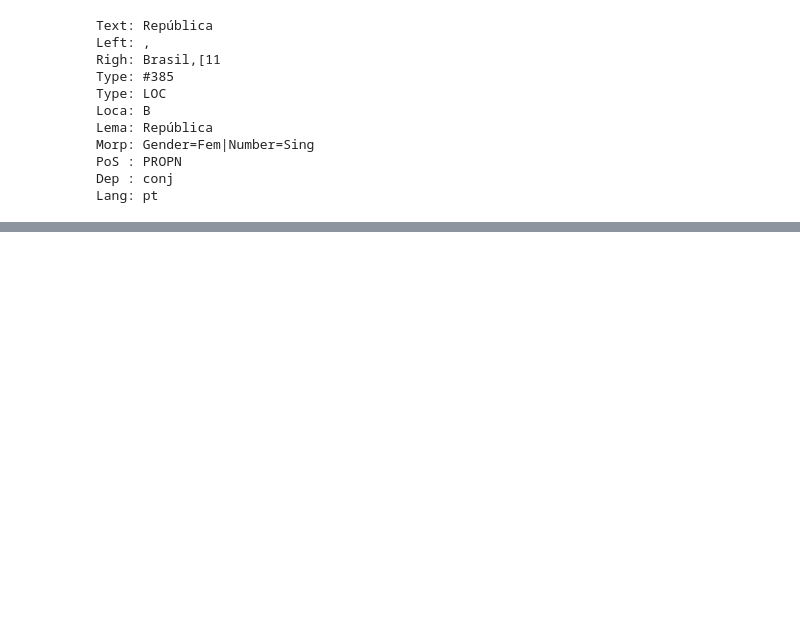
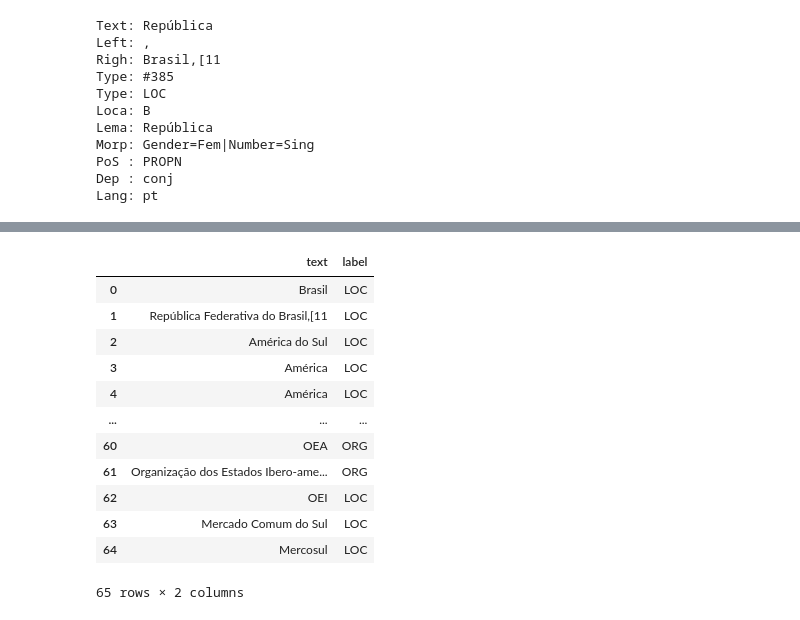
Before and after one commit to fabiofonv/estudandoSpaCy, a Jupyter notebook: startup.ipynb, the cells around one changed output, grey strips where cells are left out. Saved outputs shown, nothing was run; the diff lists cells and outputs as text; code cells hidden in the pictures; blank space fills up the shorter version.

```diff
--- a/startup.ipynb
+++ b/startup.ipynb
@@ -146,0 +169,3 @@ Lang: pt
+# %%
+for ent in doc.ents:
+    print(f"{ent.text} | {ent.label_}")
@@ -146,0 +190,21 @@ Lang: pt
+# %%
+import pandas as pd
+df_ents = pd.DataFrame(columns=["text", "label"])
+for ent in doc.ents:
+    df_ents.loc[len(df_ents)] = [ent.text, ent.label_]
+
+df_ents
+# %% [output]
+|  | text | label |
+| 0 | Brasil | LOC |
+| 1 | República Federativa do Brasil,[11 | LOC |
+| 2 | América do Sul | LOC |
+| 3 | América | LOC |
+| 4 | América | LOC |
+| ... | ... | ... |
+| 60 | OEA | ORG |
+| 61 | Organização dos Estados Ibero-ame... | ORG |
+| 62 | OEI | LOC |
+| 63 | Mercado Comum do Sul | LOC |
+| 64 | Mercosul | LOC |
+65 rows × 2 columns
```
Also changed, not shown: parts of 25 cells of this notebook, 1 other file.
